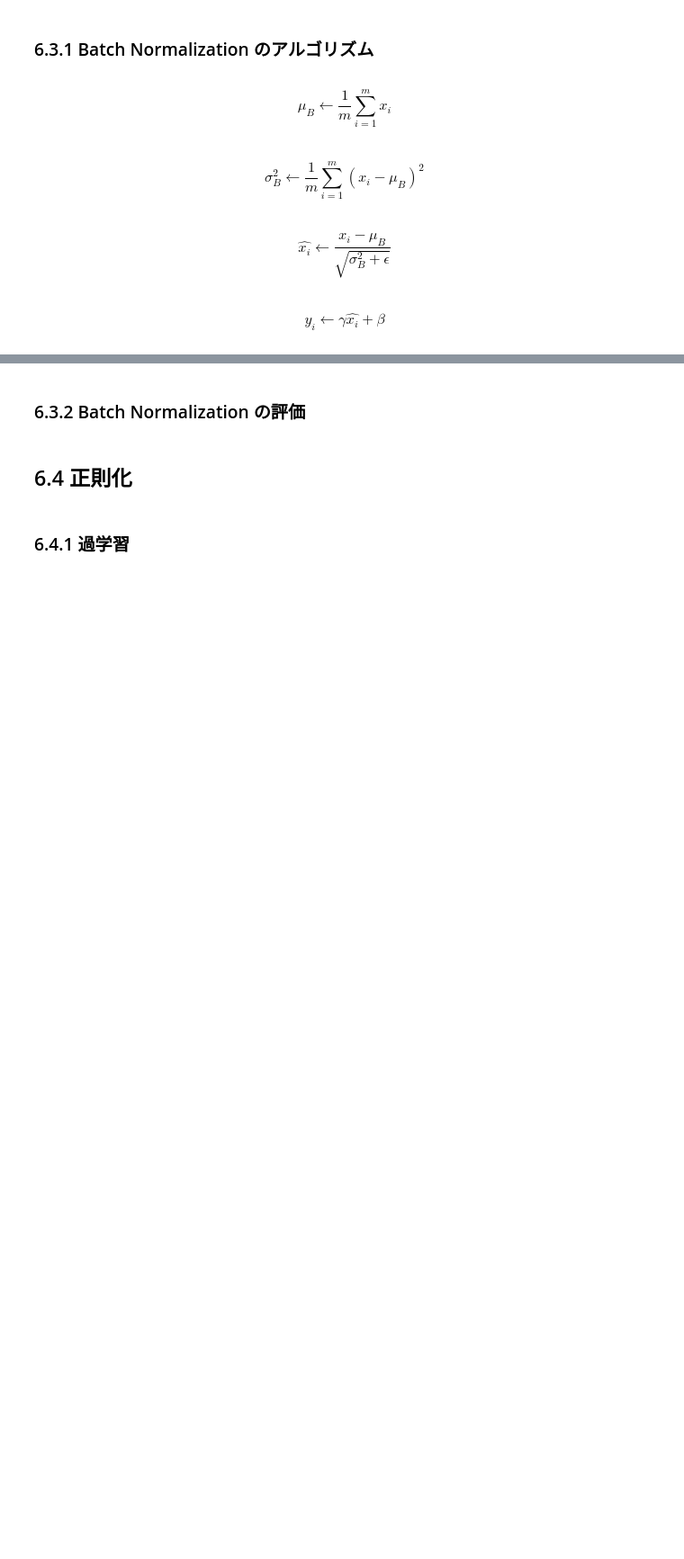
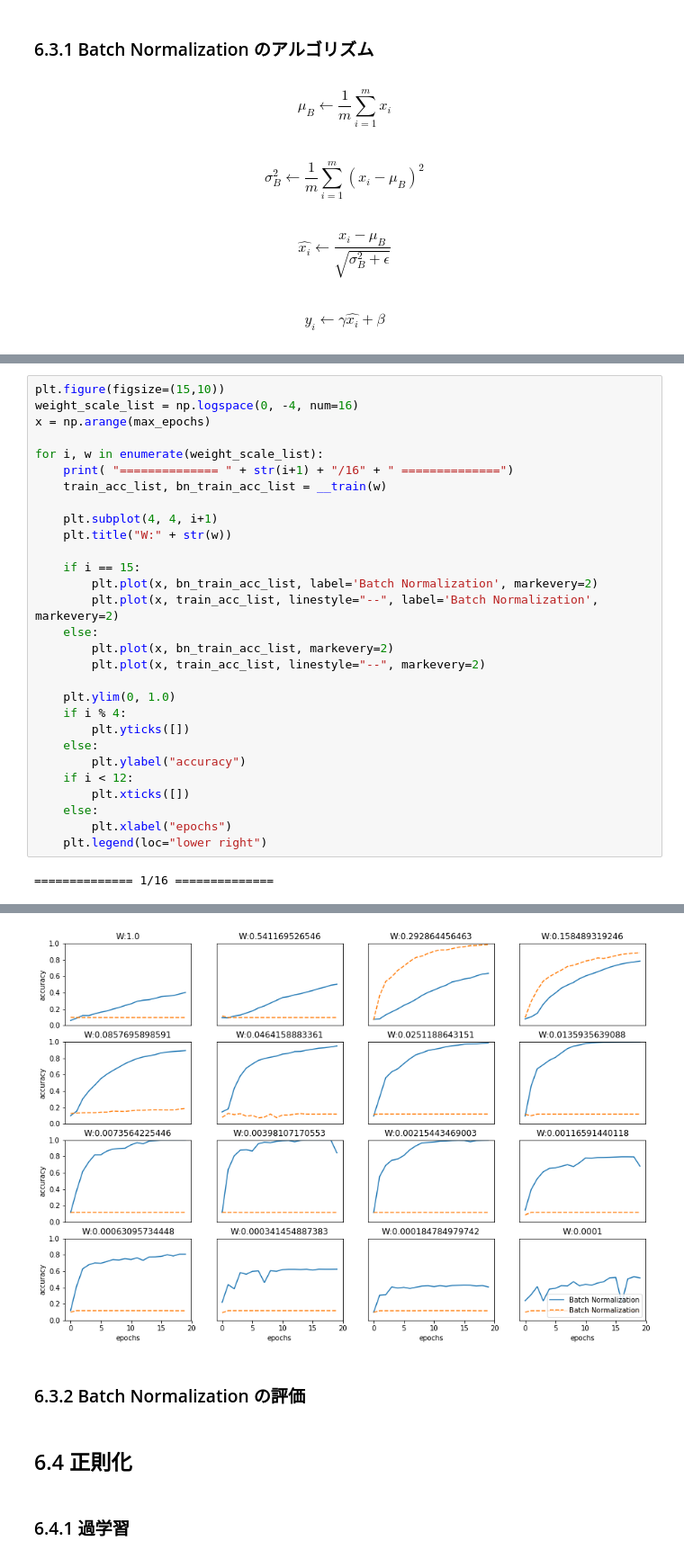
Before and after one commit to andokazu1979/deep-learning-from-scratch, a Jupyter notebook: ch06/ch06.ipynb, the cells around one changed output, grey strips where cells are left out. Shown at 90% size. Saved outputs shown, nothing was run; the diff lists cells and outputs as text; blank space fills up the shorter version.

```diff
--- a/ch06/ch06.ipynb
+++ b/ch06/ch06.ipynb
@@ -543,0 +598,31 @@ $$
+# %%
+plt.figure(figsize=(15,10))
+weight_scale_list = np.logspace(0, -4, num=16)
+x = np.arange(max_epochs)
+
+for i, w in enumerate(weight_scale_list):
+    print( "============== " + str(i+1) + "/16" + " ==============")
+    train_acc_list, bn_train_acc_list = __train(w)
+
+    plt.subplot(4, 4, i+1)
+    plt.title("W:" + str(w))
+
+    if i == 15:
+        plt.plot(x, bn_train_acc_list, label='Batch Normalization', markevery=2)
+        plt.plot(x, train_acc_list, linestyle="--", label='Batch Normalization', markevery=2)
+    else:
+        plt.plot(x, bn_train_acc_list, markevery=2)
+        plt.plot(x, train_acc_list, linestyle="--", markevery=2)
+
+    plt.ylim(0, 1.0)
+    if i % 4:
+        plt.yticks([])
+    else:
+        plt.ylabel("accuracy")
+    if i < 12:
+        plt.xticks([])
+    else:
+        plt.xlabel("epochs")
+    plt.legend(loc="lower right")
+# %% [output]
+============== 1/16 ==============
@@ -544,3 +644,4 @@ $$
+[figure, added]
 # %% [markdown]
 ### 6.3.2 Batch Normalization の評価
 # %% [markdown]
```
Also changed, not shown: parts of 9 cells of this notebook.
